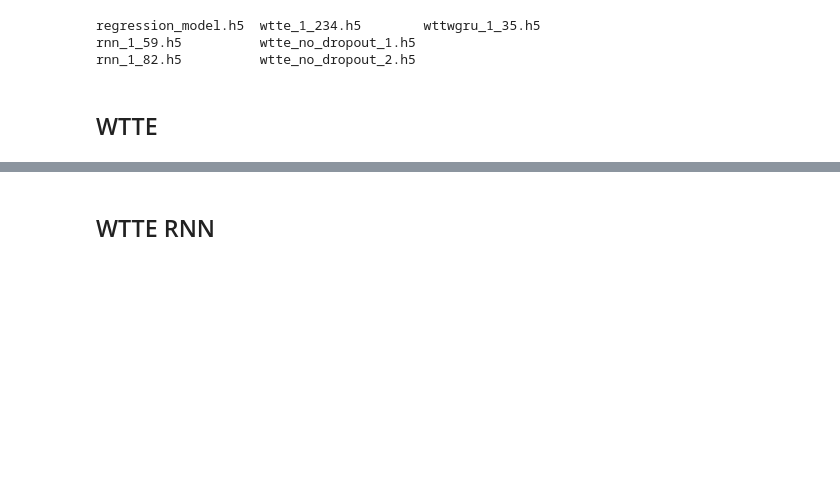
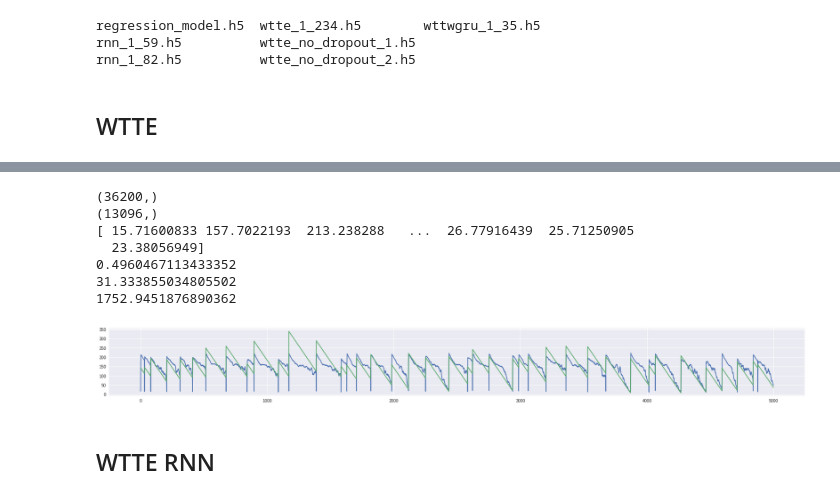
Before and after one commit to Manelmc/rnn-time-to-event, a Jupyter notebook: Turbofan Engine/predictive-maintenance-turbofan-engine.ipynb, the cells around one changed output, grey strips where cells are left out. Saved outputs shown, nothing was run; the diff lists cells and outputs as text; code cells hidden in the pictures; blank space fills up the shorter version.

```diff
--- a/Turbofan Engine/predictive-maintenance-turbofan-engine.ipynb
+++ b/Turbofan Engine/predictive-maintenance-turbofan-engine.ipynb
@@ -429,0 +469,4 @@ KeyboardInterrupt: ignored
+# %%
+from math import gamma
+def mean_weibull(alpha, beta):
+    return beta*gamma(1 + 1./alpha)
@@ -430,21 +481,31 @@ KeyboardInterrupt: ignored
 # %%
 %matplotlib inline
 # To validate we remove the right padding
 l = test_Y_wtte[:,:,0].flatten()
-y_pred = model.predict(test_X).flatten()
+y_pred = [mean_weibull(alpha, beta) for batch in model.predict(test_X) for beta, alpha in batch]
 print l.shape
-#y_true = np.ma.compressed(np.ma.masked_where(l==0, l))
-y_true = l
-#y_pred = np.ma.compressed(np.ma.masked_where(l==0, y_pred))
+y_true = np.ma.compressed(np.ma.masked_where(l==0, l))
+# y_true = l
+print y_true.shape
+y_pred = np.ma.compressed(np.ma.masked_where(l==0, y_pred))
 print y_pred
 print r2_score(y_true, y_pred)
 print mean_absolute_error(y_true, y_pred)
 print mean_squared_error(y_true, y_pred)
 fig = plt.figure()
 fig.add_subplot(1,1,1)
-plt.plot(y_pred[0:4000])
-plt.plot(y_true[0:4000])
+plt.plot(y_pred[0:5000])
+plt.plot(y_true[0:5000])
 fig.set_size_inches(30,3)
+# %% [output]
+(36200,)
+(13096,)
+[ 15.71600833 157.7022193  213.238288   ...  26.77916439  25.71250905
+  23.38056949]
+0.4960467113433352
+31.333855034805502
+1752.9451876890362
+[figure, added]
 # %% [markdown]
 ## WTTE RNN
 # %%
```
Also changed, not shown: parts of 28 cells of this notebook.
